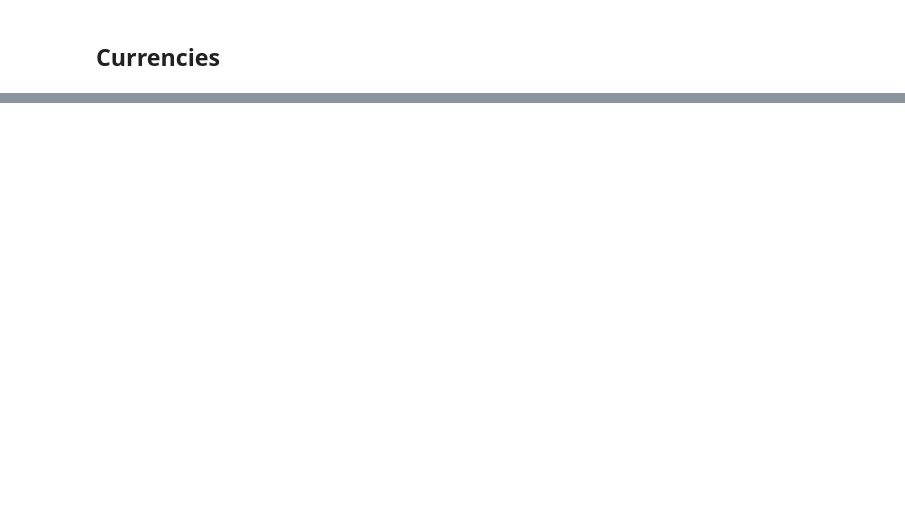
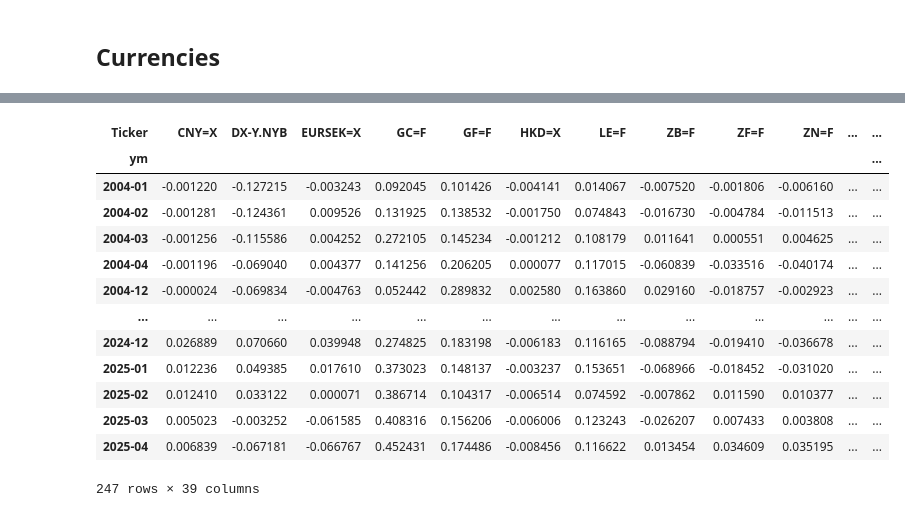
Before and after one commit to jangelchik/quant_projects, a Jupyter notebook: macro_backbone.ipynb, the cells around one changed output, grey strips where cells are left out. Drawn from its saved outputs; the diff is of its cells as text; code cells hidden in the pictures; blank space fills up the shorter version.

```diff
--- a/macro_backbone.ipynb
+++ b/macro_backbone.ipynb
@@ -68,0 +260,17 @@ lst_world
+# %%
+from scipy.stats import normaltest
+
+lst_col = []
+
+for col in df_yoy.columns[~df_yoy.columns.str.contains('_lag')]:
+
+    try:
+        sta,pval = normaltest(df_yoy[col].dropna())
+        print(col,pval)
+
+        if pval<.05:
+            lst_col.append(col)
+    except:
+        lst_col.append(col)
+
+df_yoy = df_yoy[df_yoy.columns[~df_yoy.columns.str.contains('|'.join(lst_col))]].copy()
@@ -68,0 +317,2 @@ lst_world
+# %%
+arr_out,arr_in,clusterer = hdbscan_outlier(df_yoy.count().unique().reshape(-1,1),2)
@@ -68,0 +323,22 @@ lst_world
+# %%
+out_low = arr_in.min()
+# %%
+# get inliers
+df_yoy = df_yoy[df_yoy.count()[df_yoy.count()>=out_low].index]
+# %%
+df_yoy.dropna()
+# %% [output]
+| Ticker | CNY=X | DX-Y.NYB | EURSEK=X | GC=F | GF=F | HKD=X | LE=F | ZB=F | ZF=F | ZN=F | ... | ... |
+| ym |  |  |  |  |  |  |  |  |  |  |  | ... |
+| 2004-01 | -0.001220 | -0.127215 | -0.003243 | 0.092045 | 0.101426 | -0.004141 | 0.014067 | -0.007520 | -0.001806 | -0.006160 | ... | ... |
+| 2004-02 | -0.001281 | -0.124361 | 0.009526 | 0.131925 | 0.138532 | -0.001750 | 0.074843 | -0.016730 | -0.004784 | -0.011513 | ... | ... |
+| 2004-03 | -0.001256 | -0.115586 | 0.004252 | 0.272105 | 0.145234 | -0.001212 | 0.108179 | 0.011641 | 0.000551 | 0.004625 | ... | ... |
+| 2004-04 | -0.001196 | -0.069040 | 0.004377 | 0.141256 | 0.206205 | 0.000077 | 0.117015 | -0.060839 | -0.033516 | -0.040174 | ... | ... |
+| 2004-12 | -0.000024 | -0.069834 | -0.004763 | 0.052442 | 0.289832 | 0.002580 | 0.163860 | 0.029160 | -0.018757 | -0.002923 | ... | ... |
+| ... | ... | ... | ... | ... | ... | ... | ... | ... | ... | ... | ... | ... |
+| 2024-12 | 0.026889 | 0.070660 | 0.039948 | 0.274825 | 0.183198 | -0.006183 | 0.116165 | -0.088794 | -0.019410 | -0.036678 | ... | ... |
+| 2025-01 | 0.012236 | 0.049385 | 0.017610 | 0.373023 | 0.148137 | -0.003237 | 0.153651 | -0.068966 | -0.018452 | -0.031020 | ... | ... |
+| 2025-02 | 0.012410 | 0.033122 | 0.000071 | 0.386714 | 0.104317 | -0.006514 | 0.074592 | -0.007862 | 0.011590 | 0.010377 | ... | ... |
+| 2025-03 | 0.005023 | -0.003252 | -0.061585 | 0.408316 | 0.156206 | -0.006006 | 0.123243 | -0.026207 | 0.007433 | 0.003808 | ... | ... |
+| 2025-04 | 0.006839 | -0.067181 | -0.066767 | 0.452431 | 0.174486 | -0.008456 | 0.116622 | 0.013454 | 0.034609 | 0.035195 | ... | ... |
+247 rows × 39 columns
```
Also changed, not shown: parts of 32 cells of this notebook.
